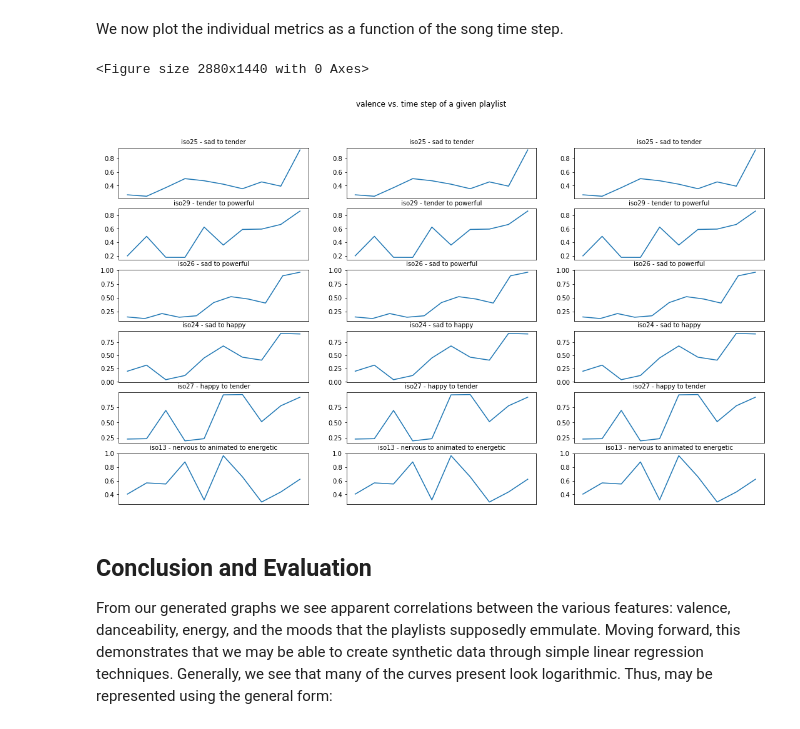
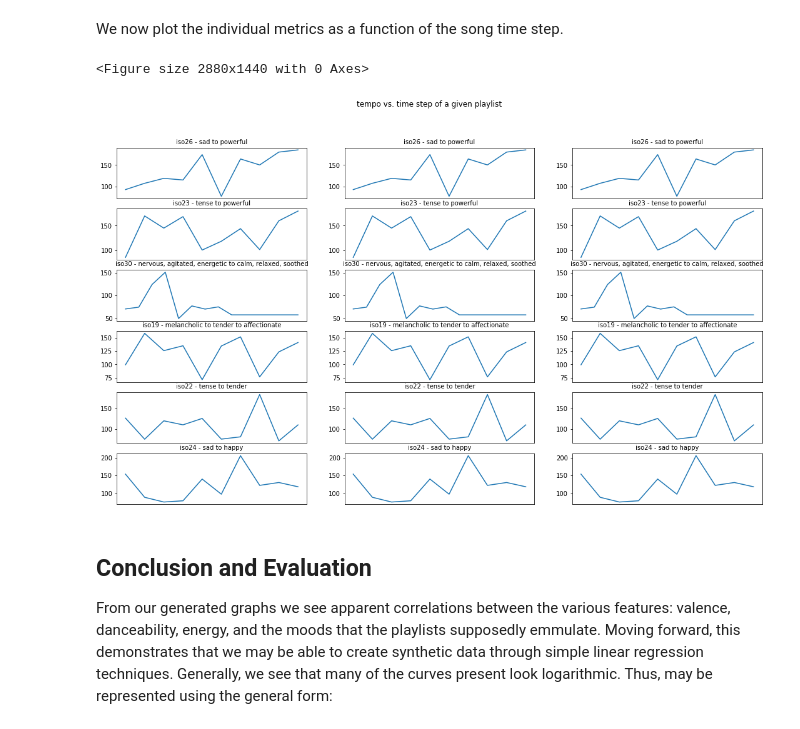
Before and after one commit to alansun17904/iso-based-playlist-generation, a Jupyter notebook: Music Playlist EDA.ipynb, the cells around one changed output. Drawn from its saved outputs; the diff is of its cells as text; code cells hidden in the pictures.

```diff
--- a/Music Playlist EDA.ipynb
+++ b/Music Playlist EDA.ipynb
@@ -128,14 +129,14 @@ def plot_attribute(attribute, features):
             feature = features[nonempty_keys[i]]
             featvs_time = [v[attribute] for v in feature]
             axis.plot(featvs_time)
-            axis.set_title(list(features.keys())[i], fontsize=10)
+            axis.set_title(nonempty_keys[i], fontsize=10)
             axis.axes.get_xaxis().set_visible(False)
     plt.show()
 # %%
-plot_attribute('valence', features)
+plot_attribute('tempo', features)
 # %% [output]
 <Figure size 2880x1440 with 0 Axes>
-[figure, old version]
+[figure, new version]
 # %% [markdown]
 ## Conclusion and Evaluation
 From our generated graphs we see apparent correlations between the various features: valence, danceability, energy, and the moods that the playlists supposedly emmulate. Moving forward, this demonstrates that we may be able to create synthetic data through simple linear regression techniques. Generally, we see that many of the curves present look logarithmic. Thus, may be represented using the general form:
```
Also changed, not shown: parts of 72 cells of this notebook, 21 other files.
